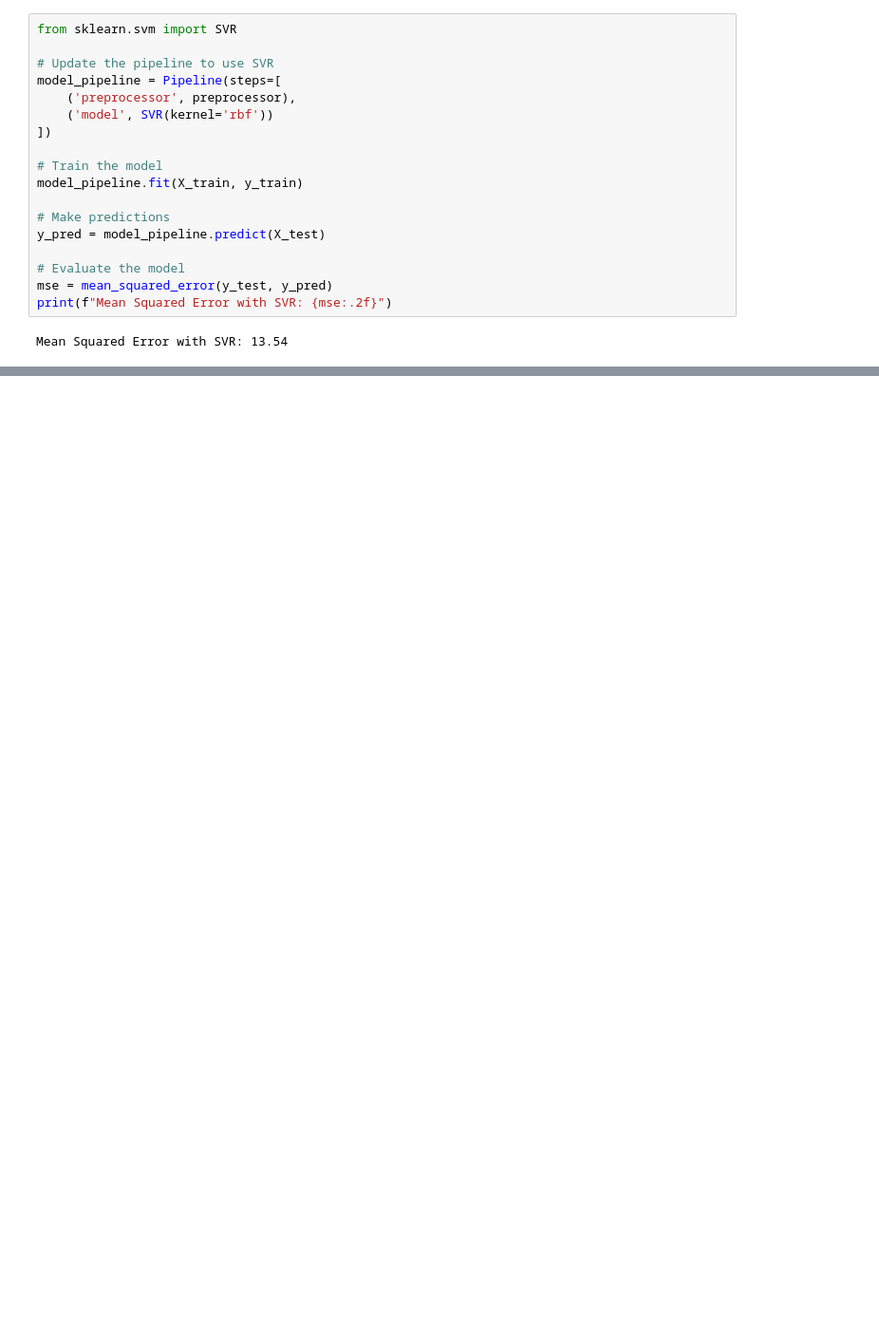
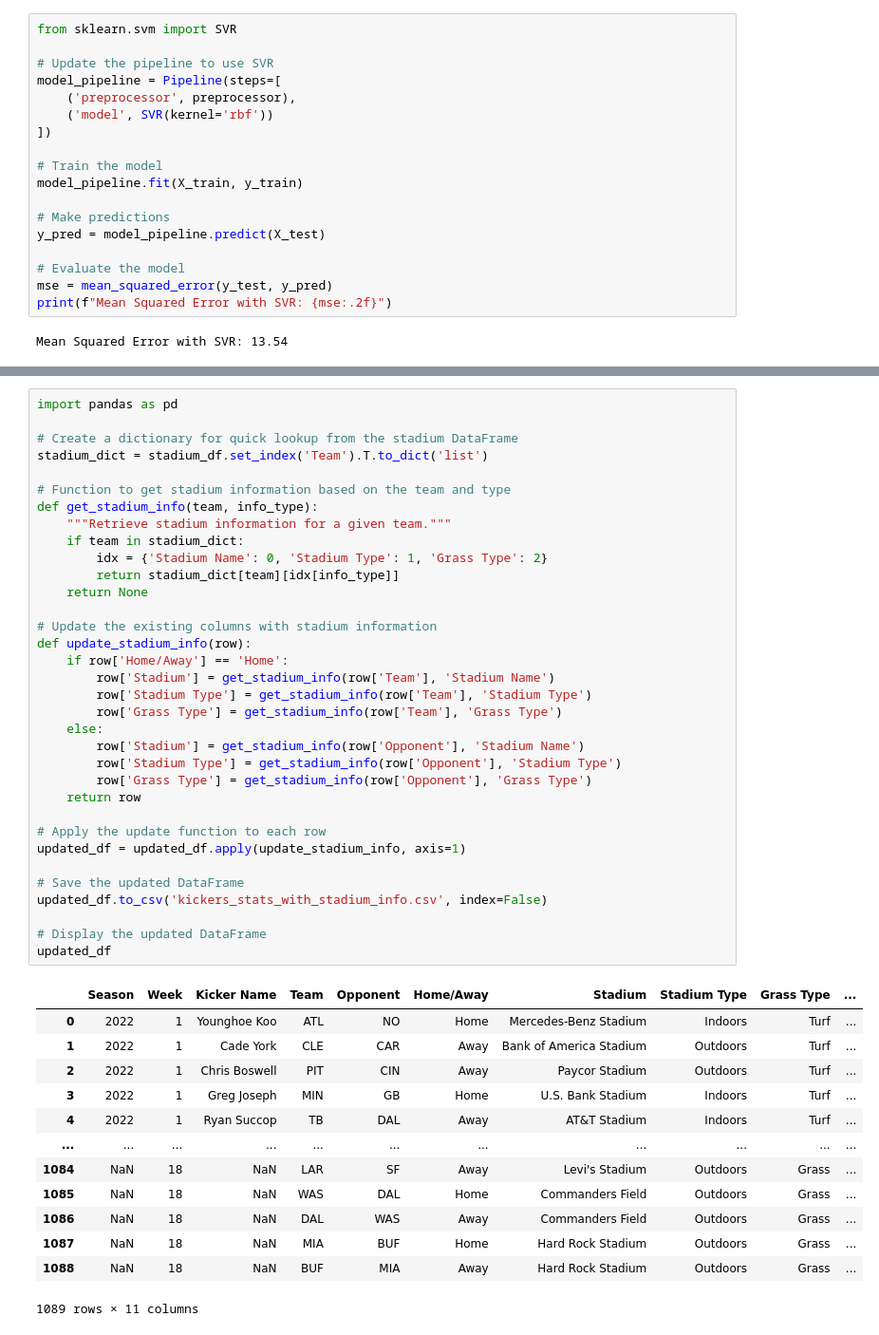
Before and after one commit to ronitkapoor0106/Fantasy-Football-Kicker-Analysis, a Jupyter notebook: Fantasy_Football_Analysis.ipynb, the cells around one changed output, grey strips where cells are left out. Shown: that part at 95% size. Cells and saved outputs as stored; diff of their text form; blank space fills up the shorter version.

```diff
--- a/Fantasy_Football_Analysis.ipynb
+++ b/Fantasy_Football_Analysis.ipynb
@@ -828,0 +999,48 @@ Mean Squared Error with SVR: 13.54
+# %%
+import pandas as pd
+
+# Create a dictionary for quick lookup from the stadium DataFrame
+stadium_dict = stadium_df.set_index('Team').T.to_dict('list')
+
+# Function to get stadium information based on the team and type
+def get_stadium_info(team, info_type):
+    """Retrieve stadium information for a given team."""
+    if team in stadium_dict:
+        idx = {'Stadium Name': 0, 'Stadium Type': 1, 'Grass Type': 2}
+        return stadium_dict[team][idx[info_type]]
+    return None
+
+# Update the existing columns with stadium information
+def update_stadium_info(row):
+    if row['Home/Away'] == 'Home':
+        row['Stadium'] = get_stadium_info(row['Team'], 'Stadium Name')
+        row['Stadium Type'] = get_stadium_info(row['Team'], 'Stadium Type')
+        row['Grass Type'] = get_stadium_info(row['Team'], 'Grass Type')
+    else:
+        row['Stadium'] = get_stadium_info(row['Opponent'], 'Stadium Name')
+        row['Stadium Type'] = get_stadium_info(row['Opponent'], 'Stadium Type')
+        row['Grass Type'] = get_stadium_info(row['Opponent'], 'Grass Type')
+    return row
+
+# Apply the update function to each row
+updated_df = updated_df.apply(update_stadium_info, axis=1)
+
+# Save the updated DataFrame
+updated_df.to_csv('kickers_stats_with_stadium_info.csv', index=False)
+
+# Display the updated DataFrame
+updated_df
+# %% [output]
+|  | Season | Week | Kicker Name | Team | Opponent | Home/Away | Stadium | Stadium Type | Grass Type | ... |
+| 0 | 2022 | 1 | Younghoe Koo | ATL | NO | Home | Mercedes-Benz Stadium | Indoors | Turf | ... |
+| 1 | 2022 | 1 | Cade York | CLE | CAR | Away | Bank of America Stadium | Outdoors | Turf | ... |
+| 2 | 2022 | 1 | Chris Boswell | PIT | CIN | Away | Paycor Stadium | Outdoors | Turf | ... |
+| 3 | 2022 | 1 | Greg Joseph | MIN | GB | Home | U.S. Bank Stadium | Indoors | Turf | ... |
+| 4 | 2022 | 1 | Ryan Succop | TB | DAL | Away | AT&T Stadium | Indoors | Turf | ... |
+| ... | ... | ... | ... | ... | ... | ... | ... | ... | ... | ... |
+| 1084 | NaN | 18 | NaN | LAR | SF | Away | Levi's Stadium | Outdoors | Grass | ... |
+| 1085 | NaN | 18 | NaN | WAS | DAL | Home | Commanders Field | Outdoors | Grass | ... |
+| 1086 | NaN | 18 | NaN | DAL | WAS | Away | Commanders Field | Outdoors | Grass | ... |
+| 1087 | NaN | 18 | NaN | MIA | BUF | Home | Hard Rock Stadium | Outdoors | Grass | ... |
+| 1088 | NaN | 18 | NaN | BUF | MIA | Away | Hard Rock Stadium | Outdoors | Grass | ... |
+1089 rows × 11 columns
```
Also changed, not shown: parts of 12 cells of this notebook.
